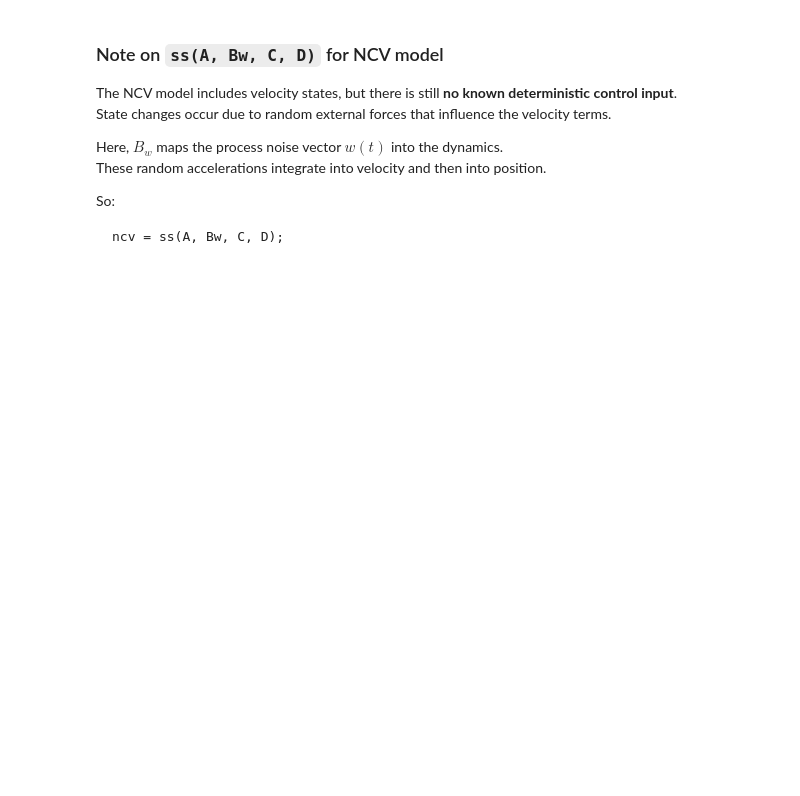
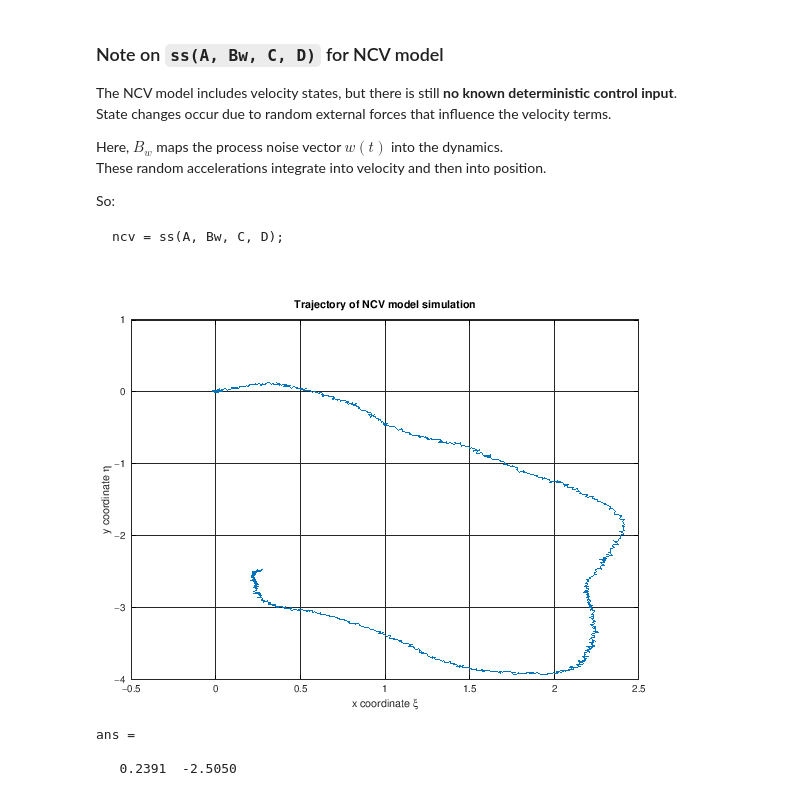
Before and after one commit to anilram30/kalman-filter-specialization, a Jupyter notebook: 01_KinematicModels_NCV_NCA_NCT.ipynb, the cells around one changed output. Saved outputs shown, nothing was run; the diff lists cells and outputs as text; code cells hidden in the pictures; blank space fills up the shorter version.

Commit message:
Added CT theory block, standardized NCV/NCP/CT simulation format, added discrete-time model section placeholders

````diff
--- a/01_KinematicModels_NCV_NCA_NCT.ipynb
+++ b/01_KinematicModels_NCV_NCA_NCT.ipynb
@@ -189,3 +222,31 @@ So:
 
 ```matlab
 ncv = ss(A, Bw, C, D);
+# %%
+%% Simulate NCV model
+randn("state", 0);              % Fix random seed for reproducibility
+
+dt   = 0.1;
+N    = 1000;
+t    = (0:N-1)*dt;
+
+w    = 0.05 * randn(2, N);      % process noise
+v    = 0.01 * randn(2, N);      % measurement noise
+
+z    = lsim(ncv, w', t) + v';   % measured output
+# %%
+%% Plot NCV simulation trajectory
+plot(z(:,1), z(:,2));
+xlabel('x coordinate \xi');
+ylabel('y coordinate \eta');
+title('Trajectory of NCV model simulation');
+grid on;
+# %% [output]
+[figure, added]
+# %%
+% Display the final coordinate of the trajectory
+z(end,:)
+# %% [output]
+ans =
+
+   0.2391  -2.5050
````
Also changed, not shown: parts of 13 cells of this notebook.
